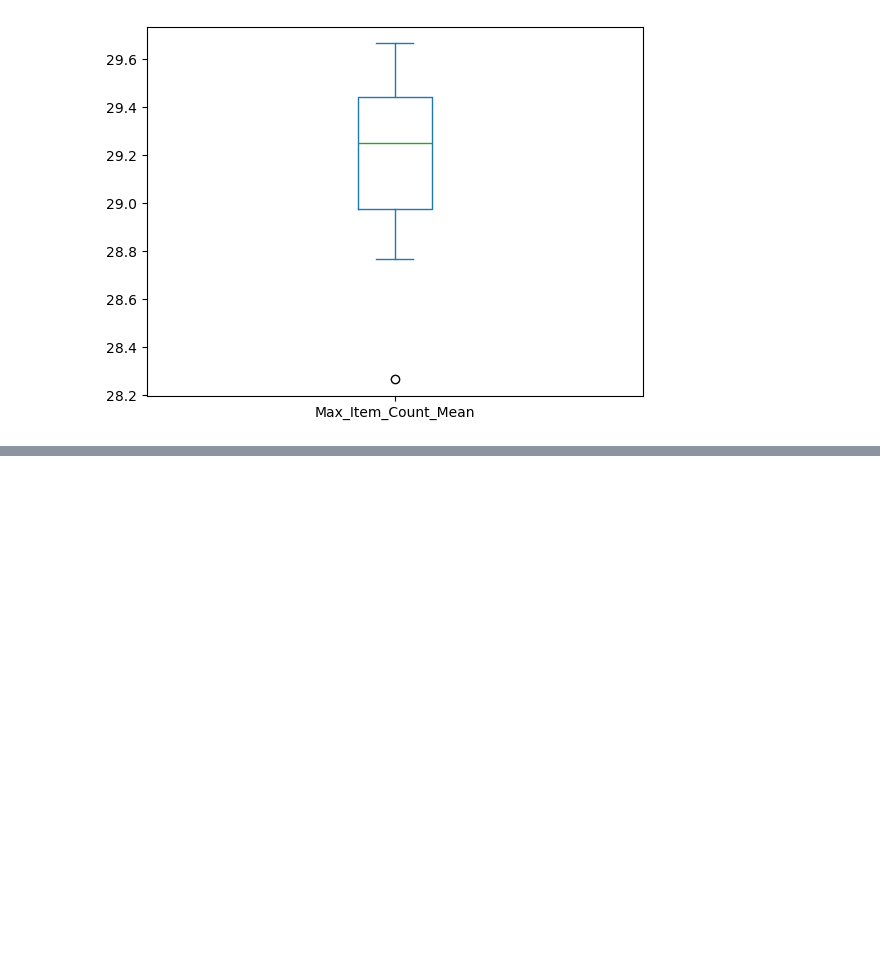
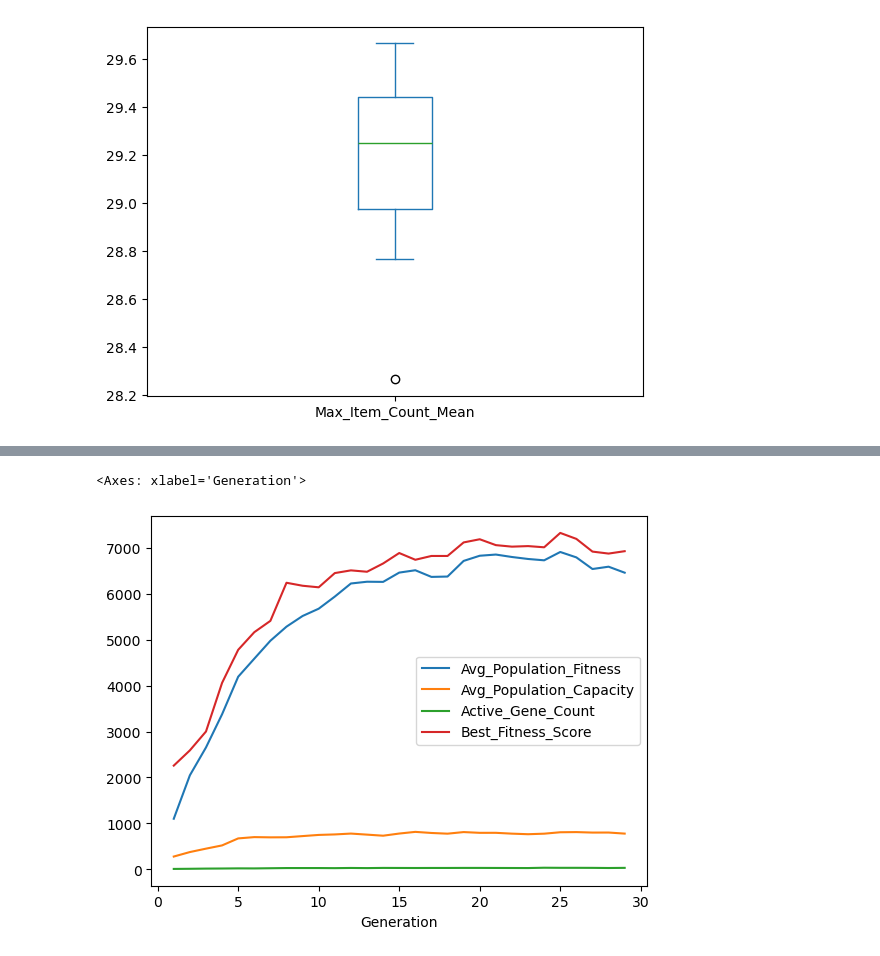
Before and after one commit to ajay-naidu-96/GeneticAlgo, a Jupyter notebook: notebooks/TheFancyStuff.ipynb, the cells around one changed output, grey strips where cells are left out. Saved outputs shown, nothing was run; the diff lists cells and outputs as text; code cells hidden in the pictures; blank space fills up the shorter version.

```diff
--- a/notebooks/TheFancyStuff.ipynb
+++ b/notebooks/TheFancyStuff.ipynb
@@ -191,0 +293,4 @@ summary.plot.box(x='Pop_Size', y=['Max_Item_Count_Mean'])
+# %%
+df7 = pd.read_csv('../output/selection_tournament_crossover_mutation_0.05_custom_fitness_29_generation_config_1.csv')
+df7 = df7.rename(columns={'Active_Gene_Count': 'Best_Fitness_Score', 'Best_Fitness_Score': 'Active_Gene_Count'})
+df7.head()
@@ -191,0 +304,5 @@ summary.plot.box(x='Pop_Size', y=['Max_Item_Count_Mean'])
+# %%
+df7.plot.line(x='Generation', y=['Avg_Population_Fitness', 'Avg_Population_Capacity', 'Active_Gene_Count', 'Best_Fitness_Score'])
+# %% [output]
+<Axes: xlabel='Generation'>
+[figure, added]
```
Also changed, not shown: parts of 14 cells of this notebook, 4 other files.
